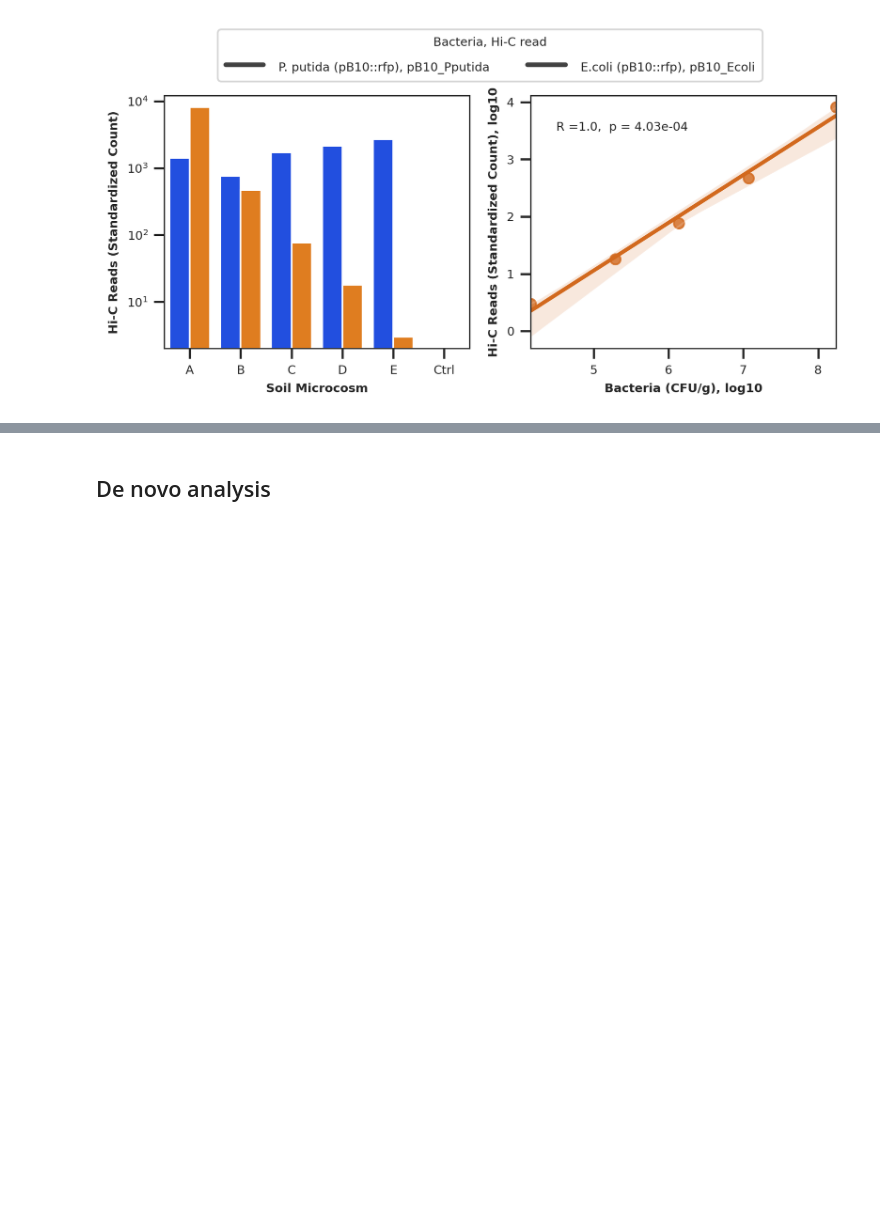
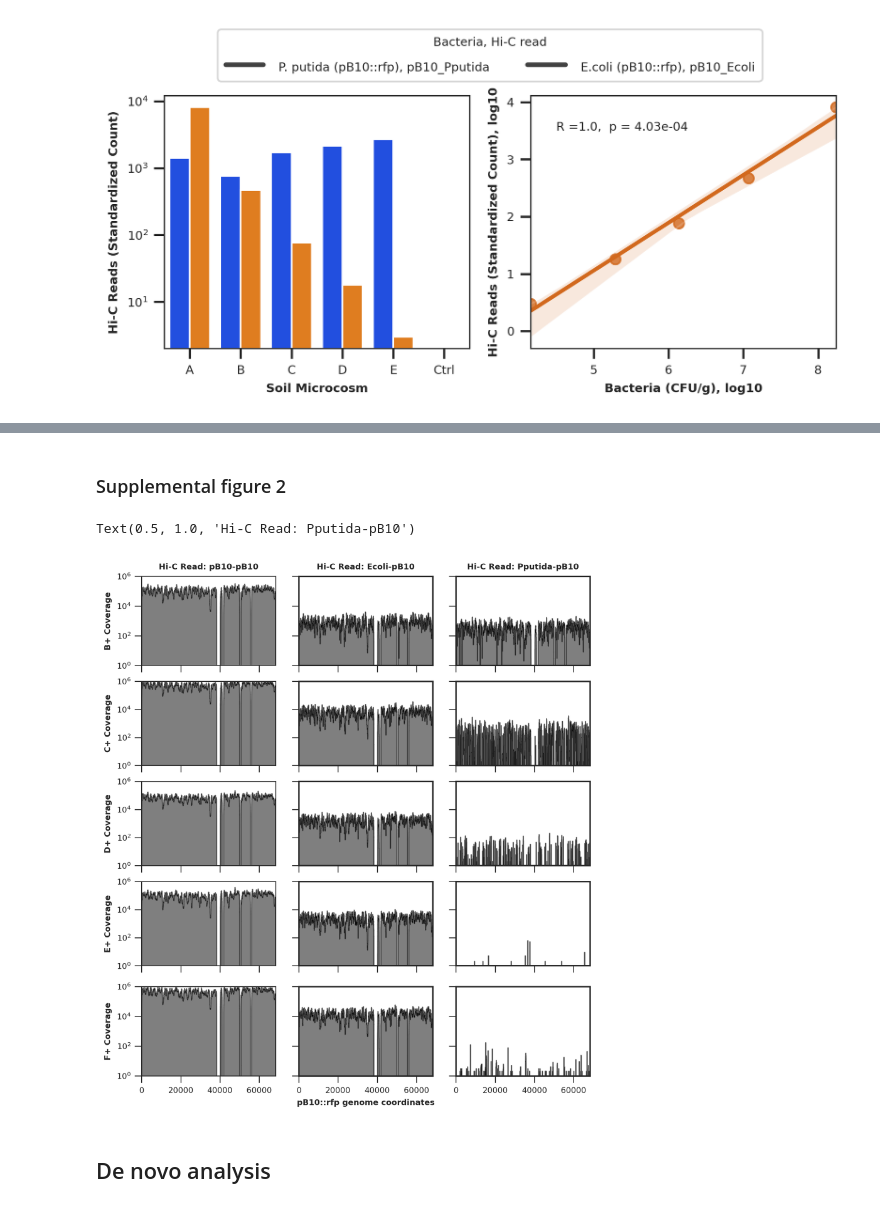
Before and after one commit to scastanedabarba/hic_targetcapture, a Jupyter notebook: data_visualization.ipynb, the cells around one changed output, grey strips where cells are left out. Drawn from its saved outputs; the diff is of its cells as text; code cells hidden in the pictures; blank space fills up the shorter version.

```diff
--- a/data_visualization.ipynb
+++ b/data_visualization.ipynb
@@ -405,3 +311,58 @@ data_list[-1]
+# %% [markdown]
+### Supplemental figure 2
+# %%
+os.chdir('/mnt/ceph/cast9836/00_projects/hic_targetcapture/06_output/enrichment_comparison/')
+suppfig2 = plt.figure(figsize=(7, 8), dpi=300)
+gs = suppfig2.add_gridspec(100, 100)
+
+rc = {'font.size': 7.0, 'axes.labelsize': 7.0, 'axes.titlesize': 7.0, 'xtick.labelsize': 7.0,
+      'ytick.labelsize': 7.0, 'legend.fontsize': 7.0, 'legend.title_fontsize': 7.0, "font.family": "Helvetica"}
+sns.set(style='ticks', rc=rc)
+
+ax1 = suppfig2.add_subplot(gs[:18,0:30])
+ax2 = suppfig2.add_subplot(gs[:18,35:65])
+ax3 = suppfig2.add_subplot(gs[:18,70:])
+
+ax4 = suppfig2.add_subplot(gs[21:38,0:30])
+ax5 = suppfig2.add_subplot(gs[21:38,35:65])
+ax6 = suppfig2.add_subplot(gs[21:38,70:])
+
+ax7 = suppfig2.add_subplot(gs[41:58,0:30])
+ax8 = suppfig2.add_subplot(gs[41:58,35:65])
+ax9 = suppfig2.add_subplot(gs[41:58,70:])
+
+ax10 = suppfig2.add_subplot(gs[61:78,0:30])
+ax11 = suppfig2.add_subplot(gs[61:78,35:65])
+ax12 = suppfig2.add_subplot(gs[61:78,70:])
+
+ax13 = suppfig2.add_subplot(gs[82:,0:30])
+ax14 = suppfig2.add_subplot(gs[82:,35:65])
+ax15 = suppfig2.add_subplot(gs[82:,70:])
+
+#make plots
+plot_coverage('C+_plasmid_coverage.csv', ax1, ax2, ax3)
+plot_coverage('D+_plasmid_coverage.csv', ax4, ax5, ax6)
+plot_coverage('E+_plasmid_coverage.csv', ax7, ax8, ax9)
+plot_coverage('F+_plasmid_coverage.csv', ax10, ax11, ax12)
+plot_coverage('G+_plasmid_coverage.csv', ax13, ax14, ax15, 'On')
+
+#add labels
+ax1.set_ylabel('B+ Coverage', fontsize=7, fontweight='bold')
+ax4.set_ylabel('C+ Coverage', fontsize=7, fontweight='bold')
+ax7.set_ylabel('D+ Coverage', fontsize=7, fontweight='bold')
+ax10.set_ylabel('E+ Coverage', fontsize=7, fontweight='bold')
+ax13.set_ylabel('F+ Coverage', fontsize=7, fontweight='bold')
+ax14.set_xlabel('pB10::rfp genome coordinates', fontsize=7, fontweight='bold')
+
+ax1.set_title('Hi-C Read: pB10-pB10', fontsize=7, fontweight='bold')
+ax2.set_title('Hi-C Read: Ecoli-pB10', fontsize=7, fontweight='bold')
+ax3.set_title('Hi-C Read: Pputida-pB10', fontsize=7, fontweight='bold')
+
+#plt.savefig('supp2.pdf', bbox_inches='tight', dpi=300)
+#plt.savefig('supp2.png', bbox_inches='tight', dpi=300)
+# %% [output]
+Text(0.5, 1.0, 'Hi-C Read: Pputida-pB10')
+[figure, added]
 # %% [markdown]
 ## De novo analysis
 # %% [markdown]
```
Also changed, not shown: parts of 19 cells of this notebook, 3 other files.
